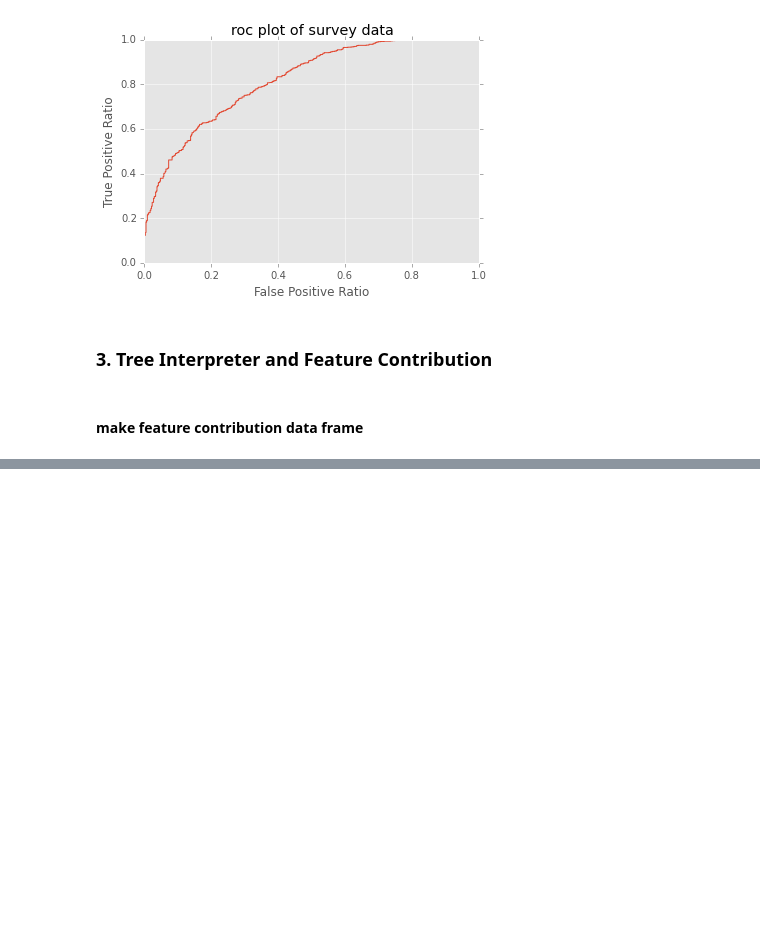
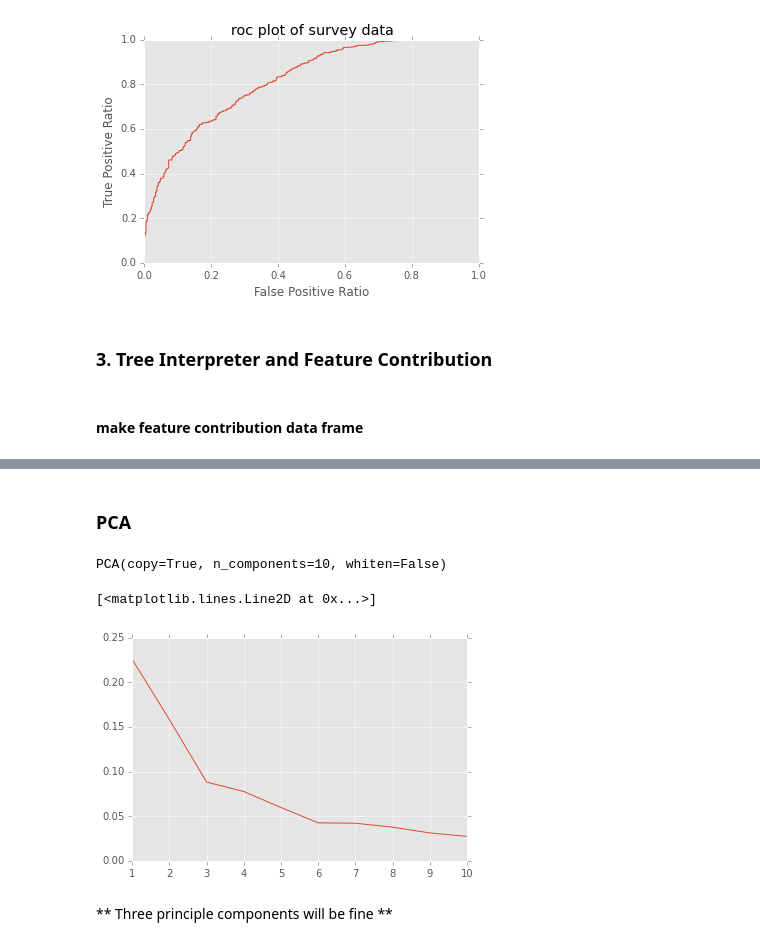
Before and after one commit to banjopickin/women_workforce, a Jupyter notebook: grid_fc.ipynb, the cells around one changed output, grey strips where cells are left out. Cells and saved outputs as stored; diff of their text form; code cells hidden in the pictures; blank space fills up the shorter version.

```diff
--- a/grid_fc.ipynb
+++ b/grid_fc.ipynb
@@ -161,5 +162,3 @@ fc_df['predict'] = best_rf.predict(X_test)    # predicted result
 fc_df['employed'] = y_test                   # true result
 # %%
 fc_df['correct'] = fc_df.predict == fc_df.employed      # check if the prediction is correct
-# %%
-fc_df = fc_df[fc_df.correct == True]                #subset correct instances
@@ -244,0 +165,2 @@ polviews -0.0
+# %%
+fc_df.drop('predict',axis =1, inplace=True)               #subset correct instances
@@ -244,0 +172,16 @@ polviews -0.0
+# %% [markdown]
+### PCA
+# %%
+fc_pca = fc_df.drop(['employed','correct'],axis =1)       #only pass feature columns to pca
+# %%
+pca = PCA(n_components= 10)
+pca.fit(fc_pca.values)
+# %% [output]
+PCA(copy=True, n_components=10, whiten=False)
+# %%
+plt.plot(range(1,11),pca.explained_variance_ratio_)
+# %% [output]
+[<matplotlib.lines.Line2D at 0x...>]
+[figure, added]
+# %% [markdown]
+** Three principle components will be fine **
```
Also changed, not shown: parts of 34 cells of this notebook, 1 other file.
